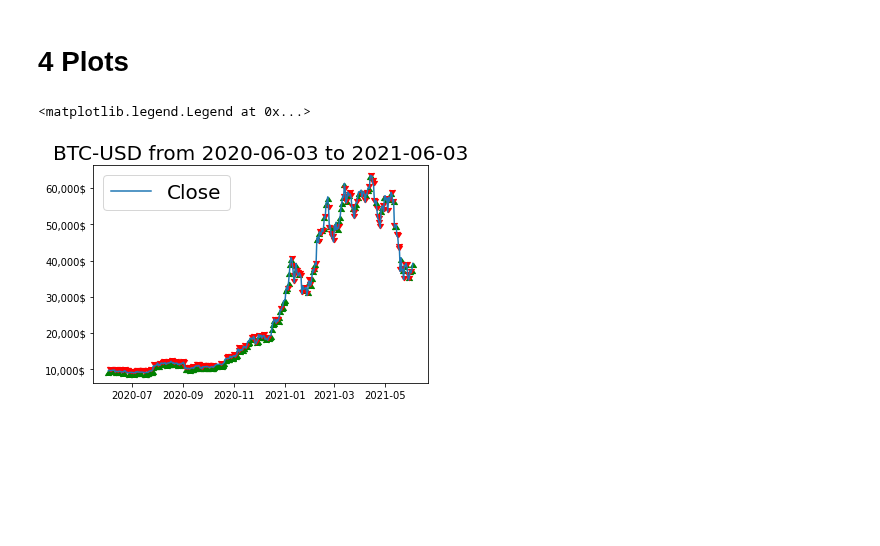
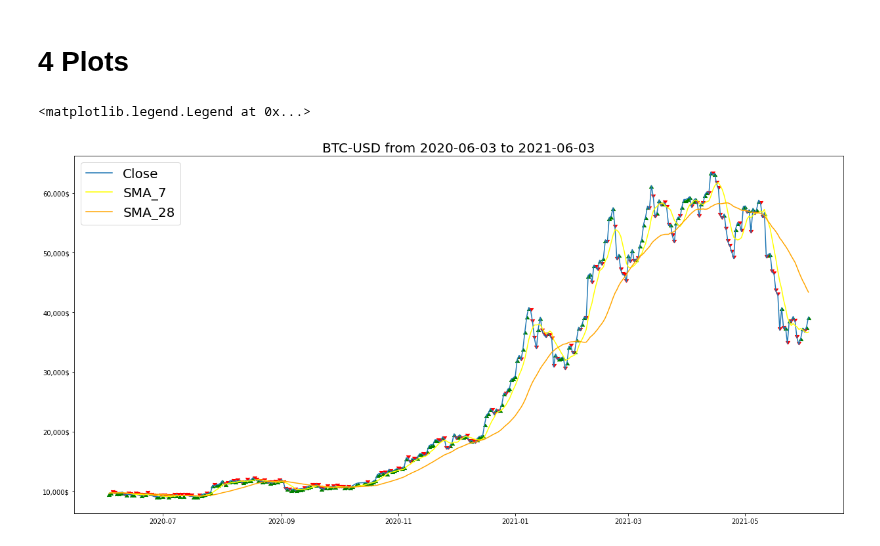
Before and after one commit to NotAndex/Demo, a Jupyter notebook: time_series_feature_engineering.ipynb, the cells around one changed output. Saved outputs shown, nothing was run; the diff lists cells and outputs as text; code cells hidden in the pictures; blank space fills up the shorter version.

```diff
--- a/time_series_feature_engineering.ipynb
+++ b/time_series_feature_engineering.ipynb
@@ -165,20 +165,26 @@ e.g Sentinment
 # %% [markdown]
 # 4 Plots
 # %%
+mpl.rcParams['figure.figsize'] = (21, 10)
+mpl.rcParams['axes.grid'] = False
+
+
 fig0, ax = plt.subplots()
 ax.yaxis.set_major_formatter(mpl.ticker.StrMethodFormatter('{x:,.0f}$'))
 
 ax.plot(cc_data.loc[:,'Date'], cc_data.loc[:,'Close'], label = 'Close')
+ax.plot(cc_data.loc[:,'Date'], cc_data.loc[:,'SMA_7'],color="YELLOW", label = 'SMA_7')
+ax.plot(cc_data.loc[:,'Date'], cc_data.loc[:,'SMA_28'],color="Orange", label = 'SMA_28')
 ax.scatter(cc_data.loc[cc_data['up_trend_indicator'] == 1]['Date'],
            cc_data.loc[cc_data['up_trend_indicator'] == 1]['Close'],
            color = "Green",
            marker = 6)
 ax.scatter(cc_data.loc[cc_data['up_trend_indicator'] == 0]['Date'],
            cc_data.loc[cc_data['up_trend_indicator'] == 0]['Close'],
            color = "Red" ,
            marker = 7)
 ax.set_title((f'{symbol} from {start_date} to {today}'), fontsize = 20)
 ax.legend(fontsize=20)
 # %% [output]
 <matplotlib.legend.Legend at 0x...>
-[figure, old version]
+[figure, new version]
```
